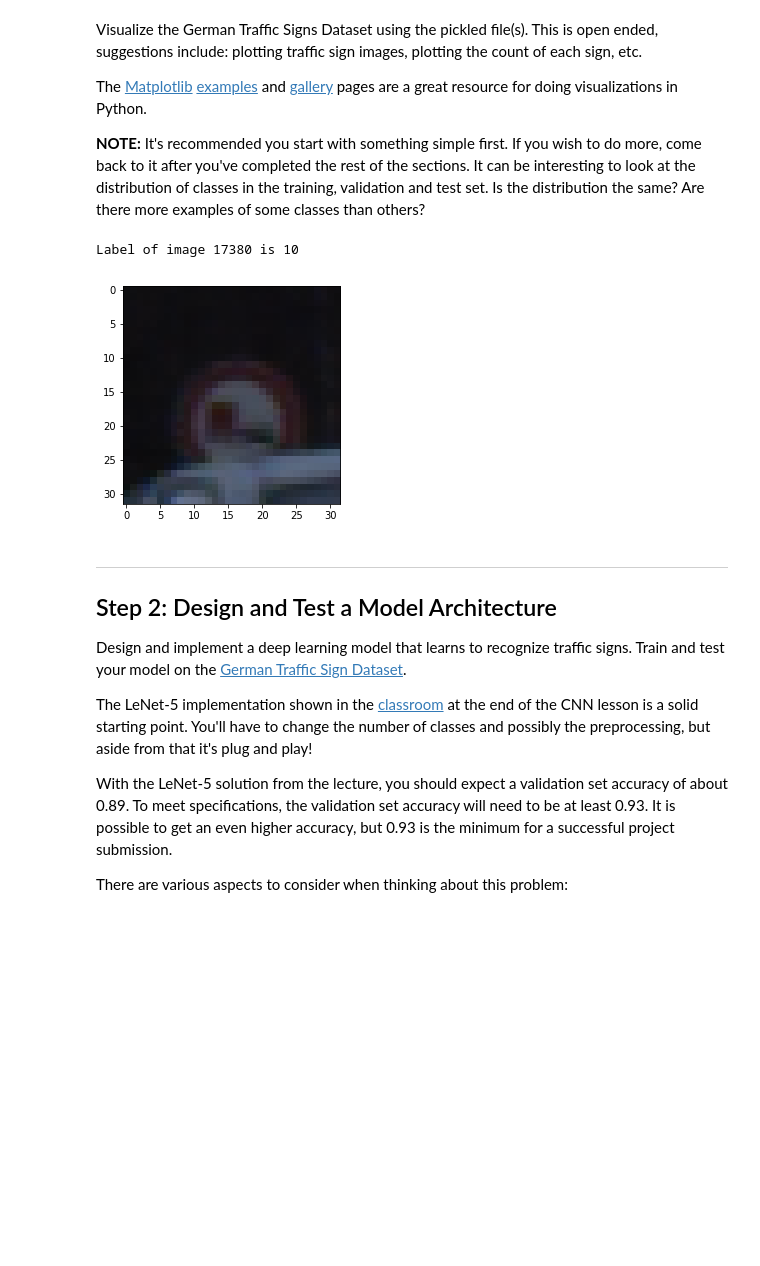
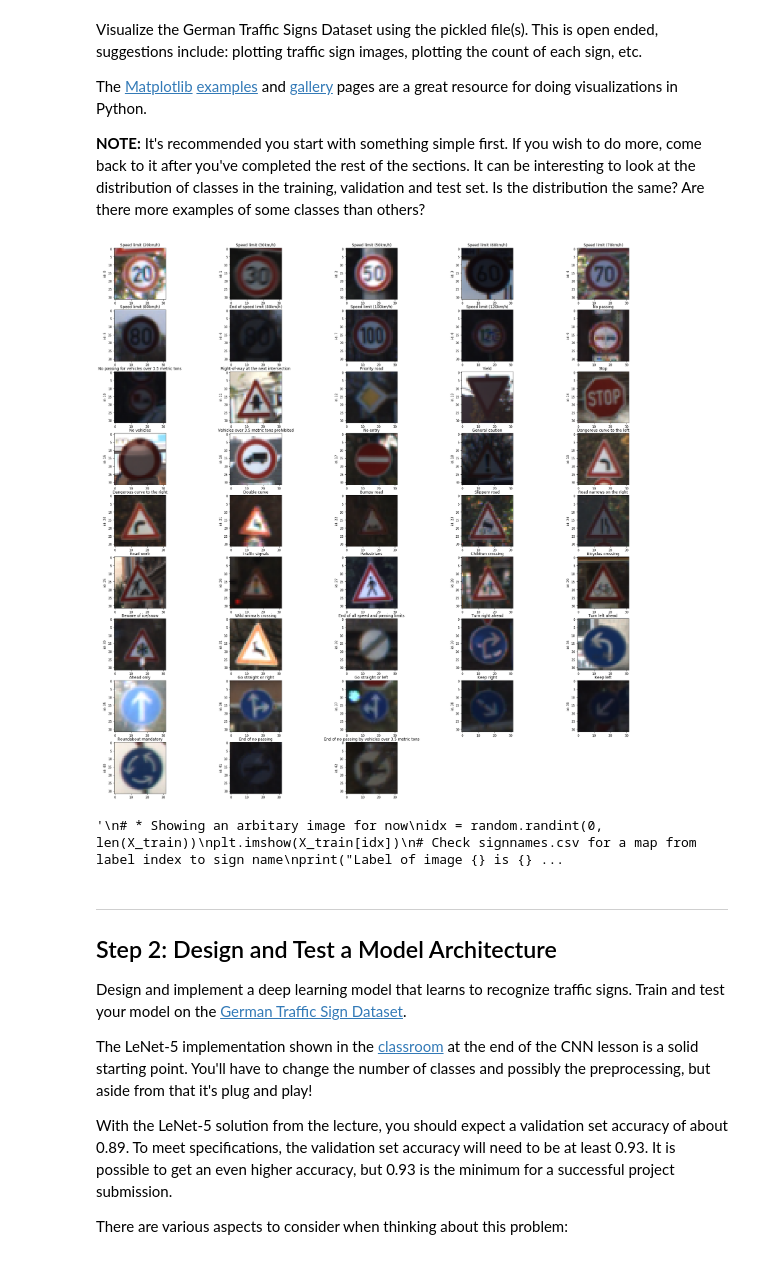
Before and after one commit to Zoetic-Zephyr/CarND-Traffic-Sign-Classifier, a Jupyter notebook: Traffic_Sign_Classifier.ipynb, the cells around one changed output. Drawn from its saved outputs; the diff is of its cells as text; code cells hidden in the pictures; blank space fills up the shorter version.

Commit message:
Improve exploratory visualization of dataset

```diff
--- a/Traffic_Sign_Classifier.ipynb
+++ b/Traffic_Sign_Classifier.ipynb
@@ -22,6 +22,7 @@ The [rubric](https://review.udacity.com/#!/rubrics/481/view) contains "Stand Out
 # %%
 # Load pickled data
 import pickle
+import pandas as pd
 
 # TODO: Fill this in based on where you saved the training and testing data
 
@@ -40,6 +41,10 @@ X_train, y_train = train['features'], train['labels']
 X_valid, y_valid = valid['features'], valid['labels']
 X_test, y_test = test['features'], test['labels']
 print("All data loaded!")
+
+# Sign id<->name mapping
+sign_names = pd.read_csv('signnames.csv').to_dict(orient='index')
+sign_names = { key : val['SignName'] for key, val in sign_names.items() }
 # %% [output]
 All data loaded!
 # %% [markdown]
@@ -102,18 +107,35 @@ The [Matplotlib](http://matplotlib.org/) [examples](http://matplotlib.org/exampl
 # %%
 ### Data exploration visualization code goes here.
 ### Feel free to use as many code cells as needed.
 import matplotlib.pyplot as plt
 import random
+import math
 # Visualizations will be shown in the notebook.
 %matplotlib inline
+
+hw = image_shape[0]
+fig = plt.figure(figsize=(hw,hw))
+for i in range(n_classes):
+    samples = np.where(y_train==i)[0]
+    idx = random.randint(0, len(samples) - 1)
+    image = X_train[samples[idx]]
+
+    ax1 = fig.add_subplot(math.ceil(n_classes/5), 5, i+1)
+    ax1.set_title(sign_names[i])
+    ax1.set_ylabel("id: {id}".format(id=i))
+    plt.imshow(image)
+plt.show()
+
+'''
 # * Showing an arbitary image for now
 idx = random.randint(0, len(X_train))
 plt.imshow(X_train[idx])
 # Check signnames.csv for a map from label index to sign name
 print("Label of image {} is {}".format(idx, y_train[idx]))
+'''
 # %% [output]
+[figure, new version]
-Label of image 17380 is 10
+'\n# * Showing an arbitary image for now\nidx = random.randint(0, len(X_train))\nplt.imshow(X_train[idx])\n# Check signnames.csv for a map from label index to sign name\nprint("Label of image {} is {} ...
-[figure, old version]
 # %% [markdown]
 ----
 
```
Also changed, not shown: parts of 2 cells of this notebook.
